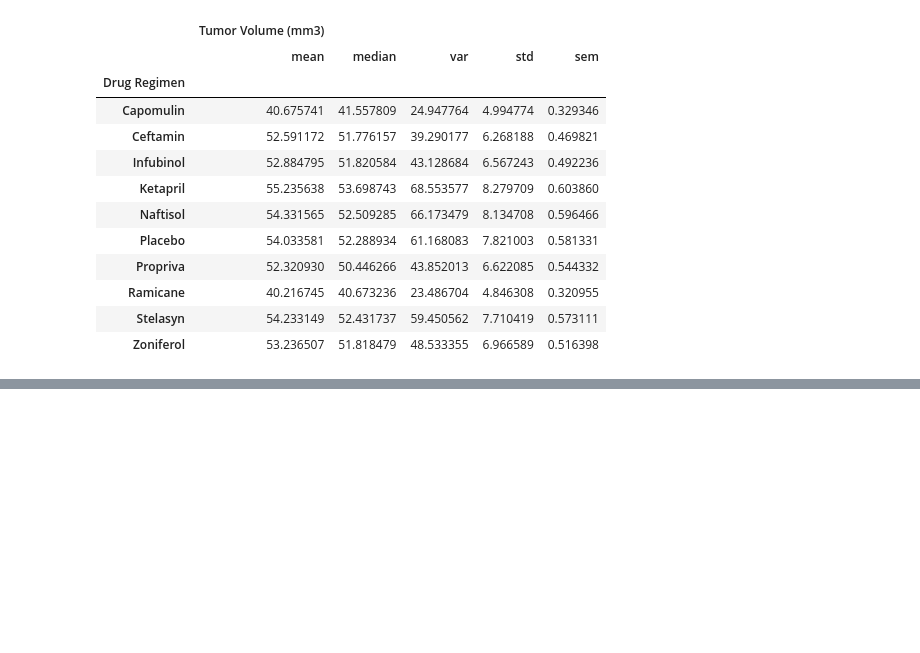
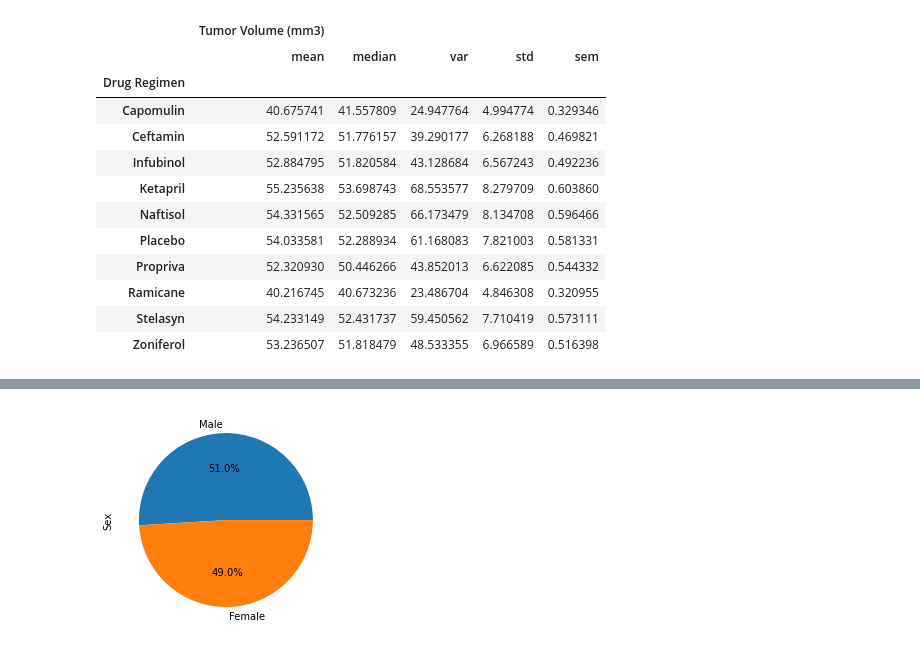
Before and after one commit to maswanwick/matplotlib_challenge, a Jupyter notebook: Pymaceuticals/pymaceuticals.ipynb, the cells around one changed output, grey strips where cells are left out. Saved outputs shown, nothing was run; the diff lists cells and outputs as text; code cells hidden in the pictures; blank space fills up the shorter version.

```diff
--- a/Pymaceuticals/pymaceuticals.ipynb
+++ b/Pymaceuticals/pymaceuticals.ipynb
@@ -134,0 +155,7 @@ merged_clean_df.groupby('Drug Regimen')[['Tumor Volume (mm3)']].agg(['mean', 'me
+# %%
+# Generate a pie plot showing the distribution of female versus male mice using Pandas
+mice_by_sex = merged_clean_df.groupby('Sex')['Sex'].count().sort_values(ascending=False)
+mice_by_sex_plot = mice_by_sex.plot(kind="pie", autopct='%1.1f%%')
+plt.show()
+# %% [output]
+[figure, added]
```
Also changed, not shown: parts of 4 cells of this notebook.
